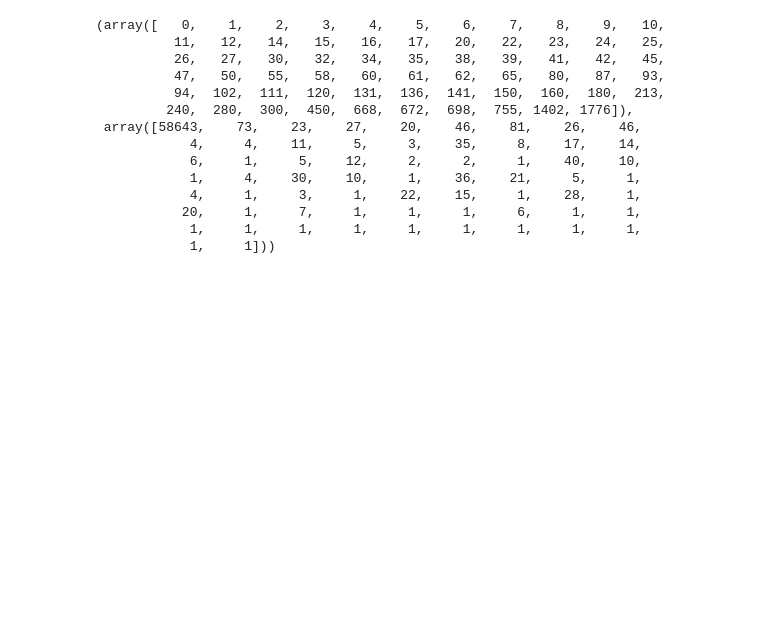
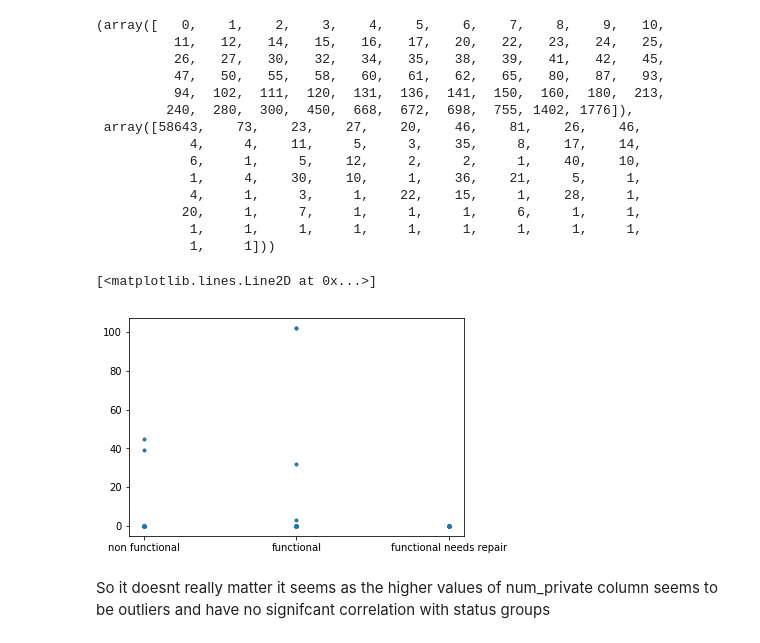
Before and after one commit to arunmarria/ClassificationProjects, a Jupyter notebook: Tanzanian ministry of Water - Predict faulty pumps/Predicting faulty water pumps.ipynb, the cells around one changed output. Drawn from its saved outputs; the diff is of its cells as text; code cells hidden in the pictures; blank space fills up the shorter version.

Commit message:
data exploration

```diff
--- a/Tanzanian ministry of Water - Predict faulty pumps/Predicting faulty water pumps.ipynb
+++ b/Tanzanian ministry of Water - Predict faulty pumps/Predicting faulty water pumps.ipynb
@@ -166,0 +161,2 @@ So out of these funders 1898 unique funders 974 are unique.
+# %%
+data = data.drop('funder', axis =1)
@@ -193,0 +200,2 @@ pd.DataFrame(np.unique(data.installer, return_counts=True)[0],np.unique(data.ins
+# %%
+data = data.drop('installer', axis=1)
@@ -208,3 +225,12 @@ np.unique(data.num_private, return_counts=True)
            20,     1,     7,     1,     1,     1,     6,     1,     1,
             1,     1,     1,     1,     1,     1,     1,     1,     1,
             1,     1]))
+# %%
+randindexes = np.random.randint(low =0, high= data.shape[0]-1, size = 1000)
+# %%
+plt.plot( data.status_group[randindexes], data.num_private[randindexes],'.')
+# %% [output]
+[<matplotlib.lines.Line2D at 0x...>]
+[figure, added]
+# %% [markdown]
+So it doesnt really matter it seems as the higher values of num_private column seems to be outliers and have no signifcant correlation with status groups
```
Also changed, not shown: parts of 75 cells of this notebook.
